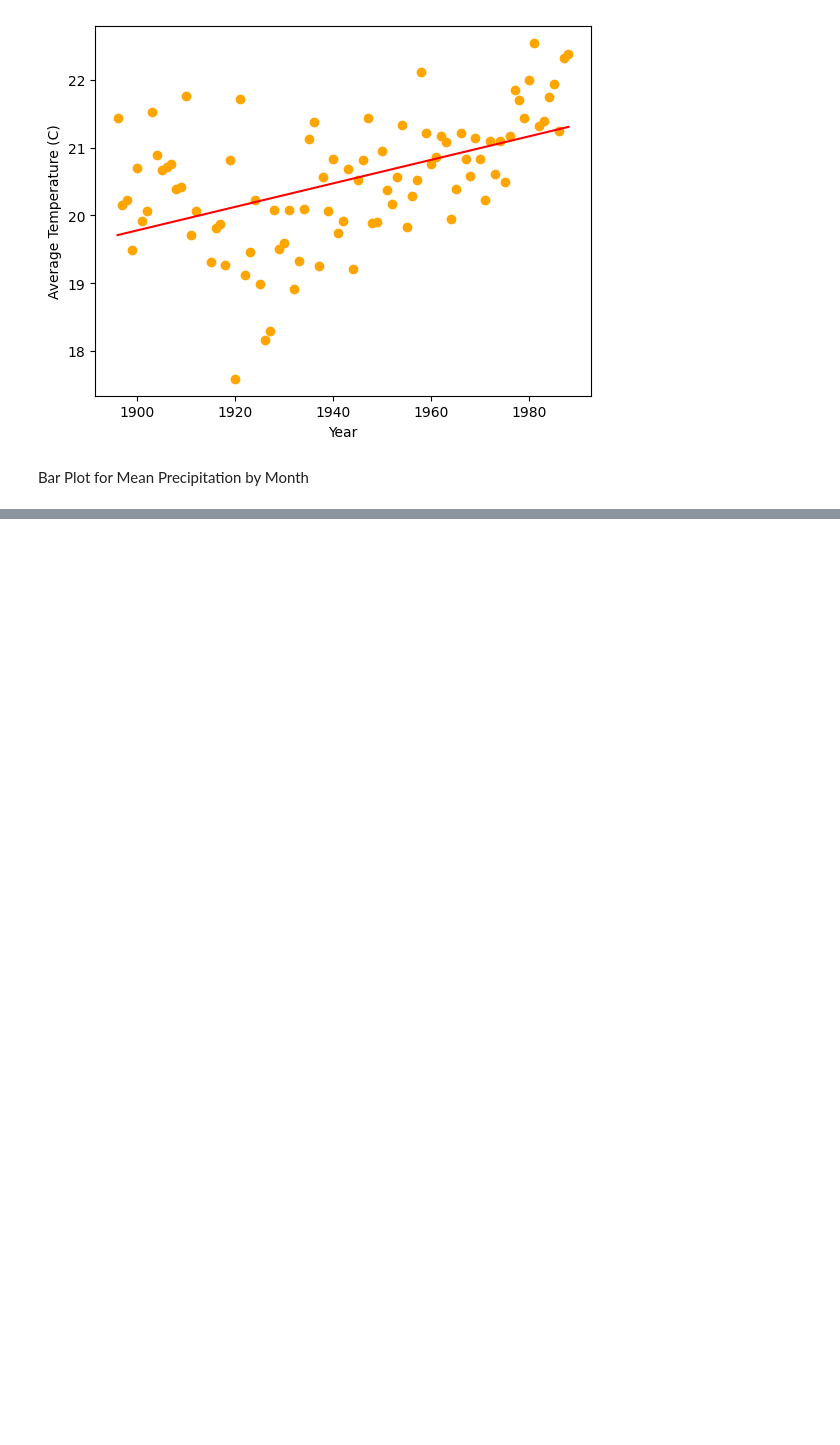
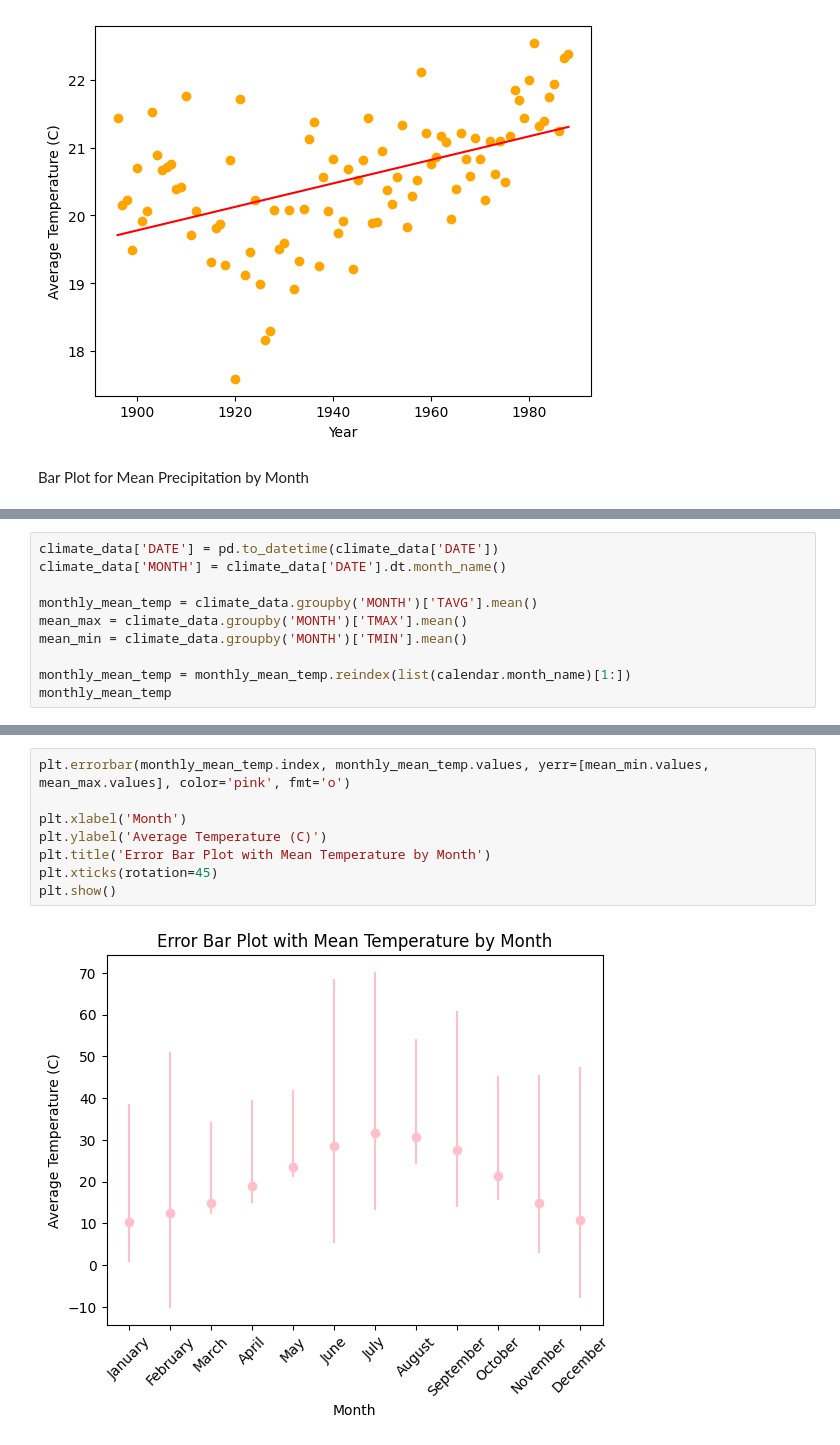
Before and after one commit to wanam4/EES2580, a Jupyter notebook: Project_1.ipynb, the cells around one changed output, grey strips where cells are left out. Saved outputs shown, nothing was run; the diff lists cells and outputs as text; blank space fills up the shorter version.

```diff
--- a/Project_1.ipynb
+++ b/Project_1.ipynb
@@ -121,0 +121,10 @@ plt.show()
+# %%
+climate_data['DATE'] = pd.to_datetime(climate_data['DATE'])
+climate_data['MONTH'] = climate_data['DATE'].dt.month_name()
+
+monthly_mean_temp = climate_data.groupby('MONTH')['TAVG'].mean()
+mean_max = climate_data.groupby('MONTH')['TMAX'].mean()
+mean_min = climate_data.groupby('MONTH')['TMIN'].mean()
+
+monthly_mean_temp = monthly_mean_temp.reindex(list(calendar.month_name)[1:])
+monthly_mean_temp
@@ -121,0 +146,10 @@ plt.show()
+# %%
+plt.errorbar(monthly_mean_temp.index, monthly_mean_temp.values, yerr=[mean_min.values, mean_max.values], color='pink', fmt='o')
+
+plt.xlabel('Month')
+plt.ylabel('Average Temperature (C)')
+plt.title('Error Bar Plot with Mean Temperature by Month')
+plt.xticks(rotation=45)
+plt.show()
+# %% [output]
+[figure, added]
```
Also changed, not shown: parts of 6 cells of this notebook.
